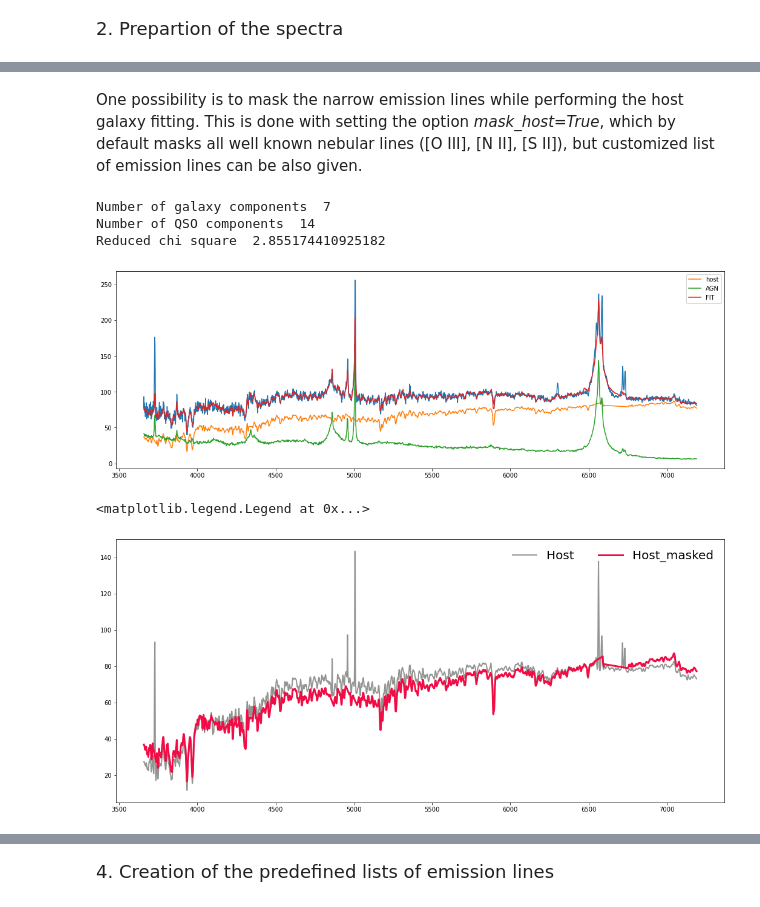
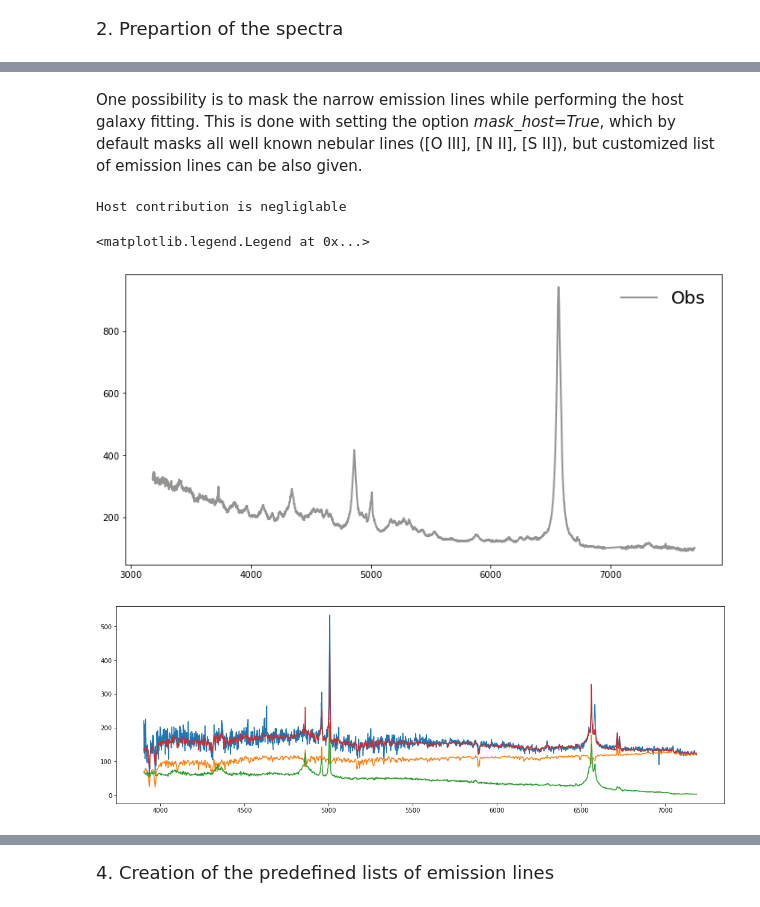
Before and after one commit to yukawa1/fantasy, a Jupyter notebook: docs/Tutorial.ipynb, the cells around one changed output, grey strips where cells are left out. Drawn from its saved outputs; the diff is of its cells as text; code cells hidden in the pictures.

```diff
--- a/docs/Tutorial.ipynb
+++ b/docs/Tutorial.ipynb
@@ -39,7 +40,7 @@ from fantasy_agn.models import create_feii_model, create_model, create_tied_mode
 # This command reads the spectrum with the listed name, from the folder of this notebook or
 # from the given path e.g.,'/path/to/files/spec*.txt'
 
-s=read_sdss('/home/yukawa/Downloads/spec-0623-52051-0405.fits')
+s=read_sdss('spec-2770-54510-0433.fits')
 # %% [markdown]
 <font size="4"> 2. Prepartion of the spectra </font>
 # %% [markdown]
@@ -83,5 +91,4 @@ Command *fit_host()* fits the observed spectrum with the combination of eignevec
 # %%
-s.obs=s.flux
-
+#s.restore() #command which restor to the original spectrum, before host-galaxy removal;
 s.fit_host_sdss()
 # %% [output]
@@ -89,23 +96,35 @@ s.fit_host_sdss()
-# %% [markdown]
-One possibility is to mask the narrow emission lines while performing the host galaxy fitting. This is done with setting the option *mask_host=True*, which by default masks all well known nebular lines ([O III], [N II], [S II]), but customized list of emission lines can be also given.
-# %%
-s.restore() #command to restore the spectrum before host galaxy fitting and substraction
-s.host1=s.host
-s.fit_host(mask_host=True, custom=False)
-# %% [output]
-Number of galaxy components  7
-Number of QSO components  14
-Reduced chi square  2.855174410925182
-[figure, removed]
-# %%
-#Let's compare two host results.
-
-plt.style.context(['nature', 'notebook'])
-plt.figure(figsize=(18,8))
-#plt.plot(s.wave, s.flux, color="#929591", label='Obs', lw=2)
-plt.plot(s.wave, s.host1, color="#929591", label='Host', lw=2)
-plt.plot(s.wave, s.host, color="#F10C45",label='Host_masked',lw=3)
-plt.legend(loc='upper right',  prop={'size': 20}, frameon=False, ncol=2)
-# %% [output]
-<matplotlib.legend.Legend at 0x...>
-[figure, removed]
+# %% [markdown]
+One possibility is to mask the narrow emission lines while performing the host galaxy fitting. This is done with setting the option *mask_host=True*, which by default masks all well known nebular lines ([O III], [N II], [S II]), but customized list of emission lines can be also given.
+# %%
+s.restore() #command to restore the spectrum before host galaxy fitting and substraction
+s.fit_host_sdss(mask_host=True, custom=False)
+# %% [output]
+Host contribution is negliglable
+# %%
+#Let's plot the spectrum for visual inspection.
+
+plt.style.context(['nature', 'notebook'])
+plt.figure(figsize=(12,6))
+plt.plot(s.wave, s.flux, color="#929591", label='Obs', lw=2)
+plt.legend(loc='upper right',  prop={'size': 20}, frameon=False, ncol=2)
+
+# It is obvious, e.g. based on the strong blue continuum and absence of absorption line, that the stellar contribution
+# from the host galaxy can be negligible.
+# %% [output]
+<matplotlib.legend.Legend at 0x...>
+[figure, added]
+# %%
+#Let us try another example spectrum, e.g. G09_Y1_GS1_080.fit. now from the GAMMA database, which is
+# a low-luminosity host-dominated AGN at z=0.05488.
+
+# TIP: The spectrum is very noisy in the blue part, therefore we crop the spectrum to 3900-8000A wavelength range,
+# to avoid the noise, which is impossible to reproduce with the PCA, but leaving the strong stellar absorption
+# features below 4000 A, i.e., Ca II resonance lines H(3968) and K(3933).
+
+g=read_gama_fits('G09_Y1_GS1_080.fit')
+g.DeRedden()
+g.CorRed()
+g.crop(3900,8000)
+g.fit_host_sdss()
+# %% [output]
+[figure, added]
```
Also changed, not shown: parts of 29 cells of this notebook, 4 other files.
